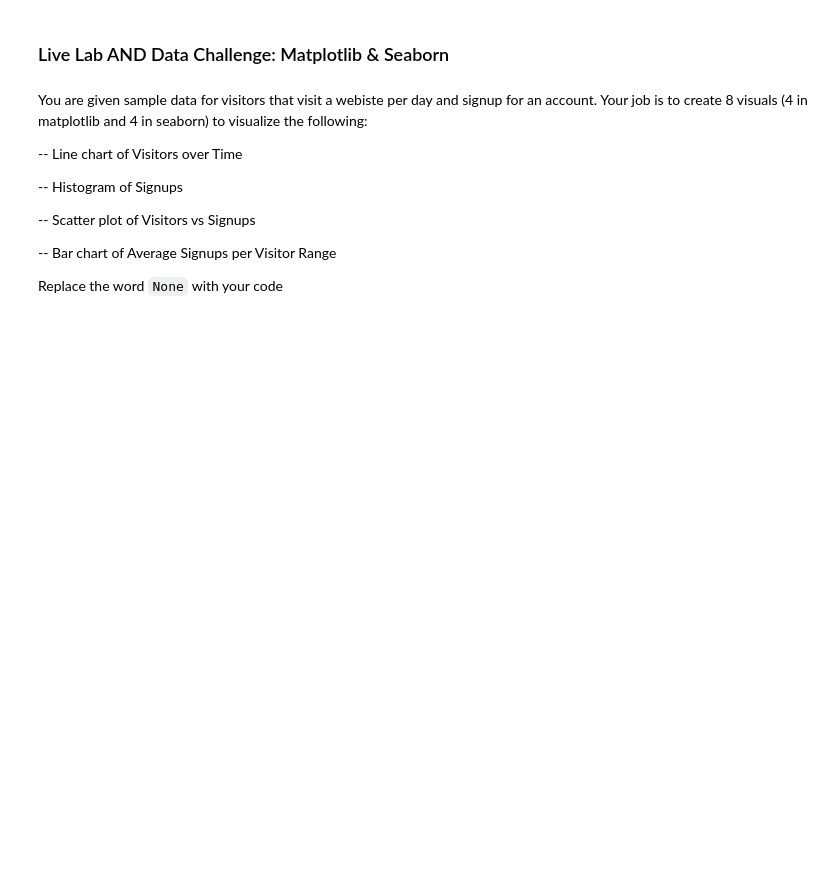
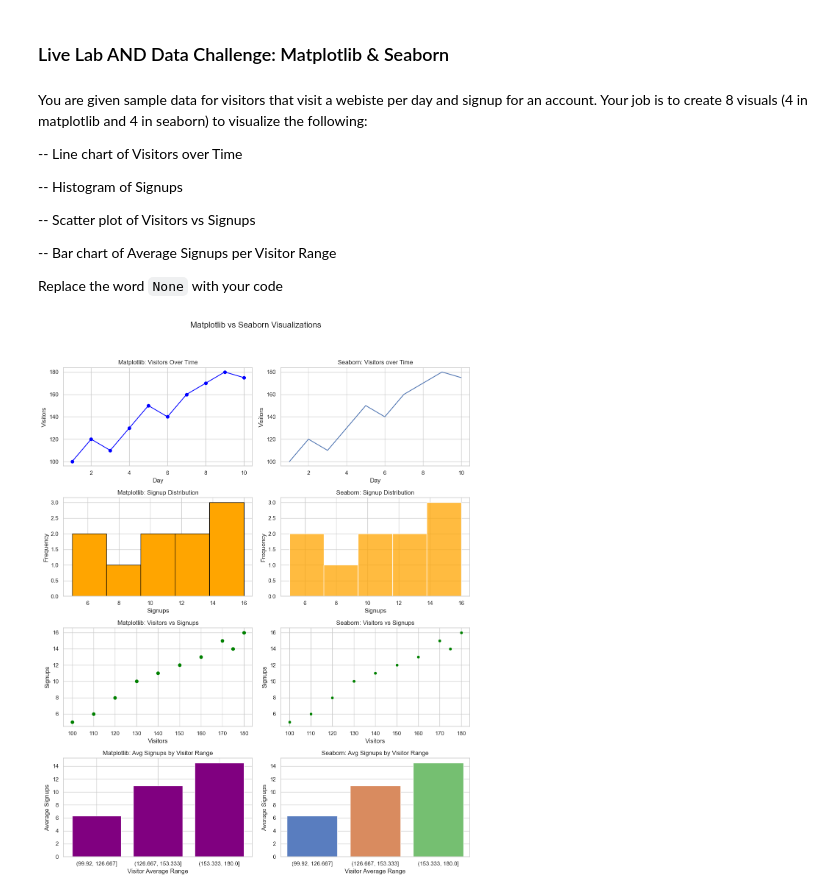
Before and after one commit to ro-the-creator/DA2025_Lectures, a Jupyter notebook: Mod2/LiveLab_DataChallenges/LiveLab_DataChallenge_MatplotlibSeaborn-STUDENT.ipynb, the cells around one changed output. Drawn from its saved outputs; the diff is of its cells as text; code cells hidden in the pictures; blank space fills up the shorter version.

Commit message:
completed plt-sns live data challenge

```diff
--- a/Mod2/LiveLab_DataChallenges/LiveLab_DataChallenge_MatplotlibSeaborn-STUDENT.ipynb
+++ b/Mod2/LiveLab_DataChallenges/LiveLab_DataChallenge_MatplotlibSeaborn-STUDENT.ipynb
@@ -15,34 +33,17 @@ Replace the word `None` with your code
 # %%
-# Import libraries
-import matplotlib.pyplot as plt
-import seaborn as sns
-import pandas as pd
-
-# Create the dataset
-data = {
-    'Day': list(range(1, 11)),
-    'Visitors': [100, 120, 110, 130, 150, 140, 160, 170, 180, 175],
-    'Signups': [5, 8, 6, 10, 12, 11, 13, 15, 16, 14]
-}
-
-df = pd.DataFrame(data)
-
-# Optional: Set Seaborn style
-sns.set(style="whitegrid")
-
 # Create a figure with 4 rows and 2 columns to make 8 visuals
 fig, axs = plt.subplots(4, 2, figsize=(12, 16))
 fig.suptitle("Matplotlib vs Seaborn Visualizations", fontsize=16)
 
 # Task 1: Line chart of Visitors over Time -- Matplotlib
-axs[0, 0].plot(df[None], df[None], marker='o', color='blue')
+axs[0, 0].plot(df['Day'], df['Visitors'], marker='o', color='blue')
 axs[0, 0].set_title("Matplotlib: Visitors Over Time")
 axs[0, 0].set_xlabel("Day")
 axs[0, 0].set_ylabel("Visitors")
 
 # Task 1: Line chart of Visitors over Time -- Seaborn
-sns.lineplot(x=None, y=None, data=df, ax=axs[0, 1])
-axs[0, 1].set_title(None)
+sns.lineplot(x='Day', y='Visitors', data=df, ax=axs[0, 1])
+axs[0, 1].set_title('Seaborn: Visitors over Time')
 axs[0, 1].set_xlabel("Day")
 axs[0, 1].set_ylabel("Visitors")
 
@@ -54,43 +55,45 @@ axs[1, 0].set_ylabel("Frequency")
 
 # Task 2: Histogram of Signups -- Seaborn
 
-sns.histplot(None, bins=5, kde=False, color=None, ax=axs[1, 1])
+sns.histplot(df['Signups'], bins=5, kde=False, color='orange', ax=axs[1, 1])
 axs[1, 1].set_title("Seaborn: Signup Distribution")
-axs[1, 1].set_xlabel(None)
+axs[1, 1].set_xlabel('Signups')
 axs[1, 1].set_ylabel("Frequency")
 
 # Task 3: Scatter plot of Visitors vs Signups -- Matplotlib
-axs[2, 0].scatter(None, None, color='green')
+axs[2, 0].scatter(df['Visitors'], df['Signups'], color='green')
 axs[2, 0].set_title("Matplotlib: Visitors vs Signups")
-axs[None].set_xlabel("Visitors")
-axs[None].set_ylabel("Signups")
+axs[2, 0].set_xlabel("Visitors")
+axs[2, 0].set_ylabel("Signups")
 
 # Task 3: Scatter plot of Visitors vs Signups -- Seaborn
-sns.scatterplot(x='Visitors', y='Signups', data=None, ax=None, color=None)
+sns.scatterplot(x='Visitors', y='Signups', data=df, ax=axs[2, 1], color='green')
 axs[2, 1].set_title("Seaborn: Visitors vs Signups")
 axs[2, 1].set_xlabel("Visitors")
-axs[2, 1].set_ylabel(None)
+axs[2, 1].set_ylabel('Signups')
 
 # Creating a variable for a bar chart -- what does this code do?
 df['Visitor_Bin'] = pd.cut(df['Visitors'], bins=3)
 signup_avg = df.groupby('Visitor_Bin')['Signups'].mean().reset_index()
 
 
 # Task 4: Bar chart of average Signups per Visitor Bin - Matplotlib
 
 axs[3, 0].bar(signup_avg['Visitor_Bin'].astype(str), signup_avg['Signups'], color='purple')
 axs[3, 0].set_title("Matplotlib: Avg Signups by Visitor Range")
-axs[3, 0].set_xlabel(None)
-axs[3, 0].set_ylabel(None)
+axs[3, 0].set_xlabel('Visitor Average Range')
+axs[3, 0].set_ylabel('Average Signups')
 
 
 # Task 4: Bar chart of average Signups per Visitor Bin - Seaborn
 
-sns.barplot(None, y=None, data=signup_avg, ax=axs[3, 1], palette='muted')
-axs[None].set_title(None)
-axs[None].set_xlabel("Visitor Range")
-axs[None].set_ylabel("Average Signups")
+sns.barplot(x=signup_avg['Visitor_Bin'].astype(str), y=signup_avg['Signups'], data=signup_avg, ax=axs[3, 1], palette='muted')
+axs[3, 1].set_title('Seaborn: Avg Signups by Visitor Range')
+axs[3, 1].set_xlabel("Visitor Average Range")
+axs[3, 1].set_ylabel("Average Signups")
 
 # Adjust layout
 plt.tight_layout(rect=[0, 0.03, 1, 0.95])
 plt.show()
+# %% [output]
+[figure, added]
```
Also changed, not shown: parts of 4 cells of this notebook.
